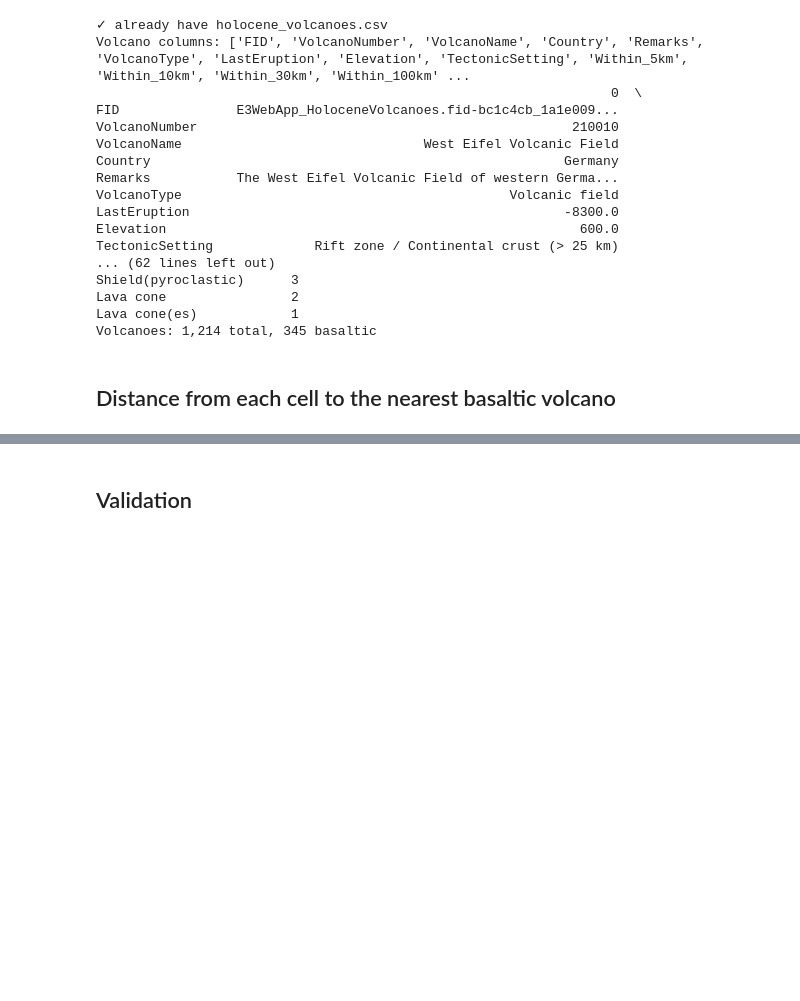
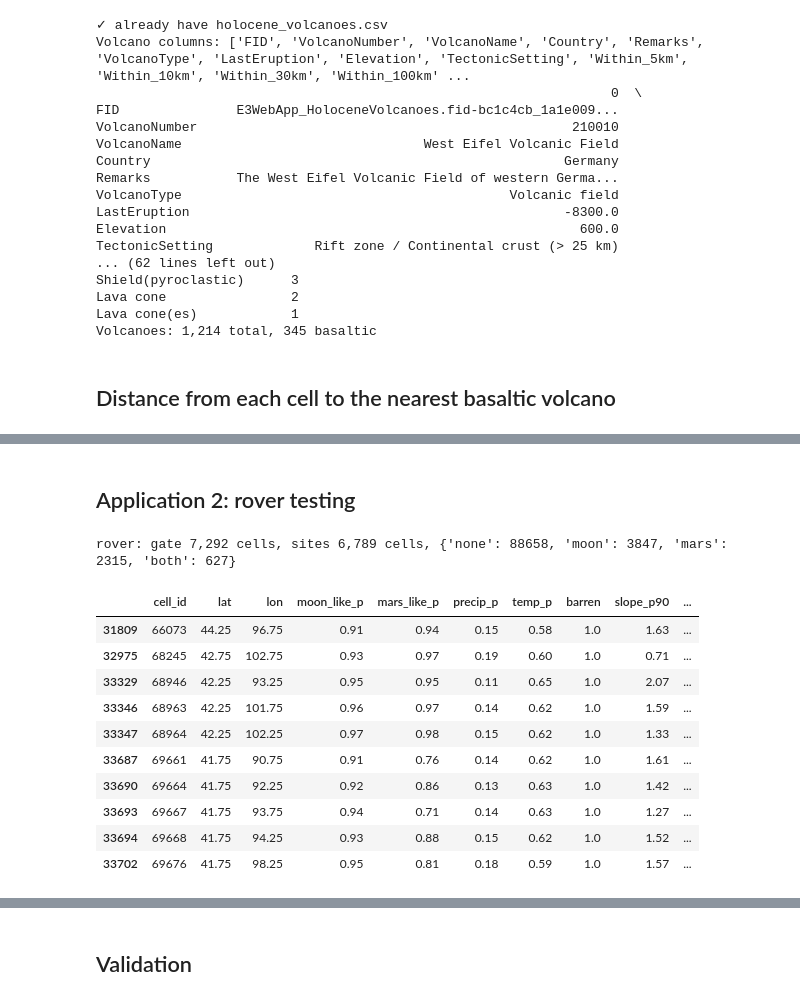
Before and after one commit to KingSherriff/NasaSpaceProject, a Jupyter notebook: notebooks/Scoring.ipynb, the cells around one changed output, grey strips where cells are left out. Cells and saved outputs as stored; diff of their text form; code cells hidden in the pictures; blank space fills up the shorter version.

```diff
--- a/notebooks/Scoring.ipynb
+++ b/notebooks/Scoring.ipynb
@@ -212,3 +253,40 @@ Top 10 cave cells:
 | 44567 | 93315 | 25.25 | 37.75 | 8.90 | 0.19 | 0.83 | 1.00 | 1.00 | ... |
 | 40067 | 83235 | 32.25 | 37.75 | 18.21 | 0.20 | 0.74 | 0.98 | 0.99 | ... |
 | 46041 | 96922 | 22.75 | 41.25 | 14.44 | 0.23 | 0.98 | 1.00 | 0.99 | ... |
+# %% [markdown]
+## Application 2: rover testing
+# %%
+# Gate: land-cover discriminator + mostly bare ground (barren >= 50 %).
+# Hard condition: a rover can drive it -> the cell passes the terrain rules of the discriminator
+# (slope_p90 <= 15°, rough_p10 <= 15 m).
+# Moon / Mars: how close the terrain statistics (slope, roughness, relief, hypsometry) are to the
+# real Moon / Mars DEMs (moon_like / mars_like, as Earth percentiles), plus dryness and bare ground.
+# Mars: stricter dryness (driest 10 % of Earth, double weight) and cooler than the warmest 60 %.
+# Sand (ASTER GED emissivity) is not in yet.
+ROVER_BARREN = 0.50
+rover_gate = landcover_ok & (cells.barren >= ROVER_BARREN)
+rover_site = rover_gate & cells.pass_slope & cells.pass_rough
+
+ROVER = {
+    "moon": {"target":  {"moon_like_p": 0.90,  "precip_p": 0.20,  "barren": 1.0},
+             "weights": {"moon_like_p": 3,     "precip_p": 1,     "barren": 1},
+             "dir":     {"moon_like_p": "min", "precip_p": "max", "barren": "min"}},
+    "mars": {"target":  {"mars_like_p": 0.90,  "precip_p": 0.10,  "barren": 1.0,   "temp_p": 0.40},
+             "weights": {"mars_like_p": 3,     "precip_p": 2,     "barren": 1,     "temp_p": 1},
+             "dir":     {"mars_like_p": "min", "precip_p": "max", "barren": "min", "temp_p": "max"}},
+}
+label_app("rover", ROVER, rover_gate, rover_site)
+top("rover", ["moon_like_p", "mars_like_p", "precip_p", "temp_p", "barren", "slope_p90"])
+# %% [output]
+rover: gate 7,292 cells, sites 6,789 cells, {'none': 88658, 'moon': 3847, 'mars': 2315, 'both': 627}
+|  | cell_id | lat | lon | moon_like_p | mars_like_p | precip_p | temp_p | barren | slope_p90 | ... |
+| 31809 | 66073 | 44.25 | 96.75 | 0.91 | 0.94 | 0.15 | 0.58 | 1.0 | 1.63 | ... |
+| 32975 | 68245 | 42.75 | 102.75 | 0.93 | 0.97 | 0.19 | 0.60 | 1.0 | 0.71 | ... |
+| 33329 | 68946 | 42.25 | 93.25 | 0.95 | 0.95 | 0.11 | 0.65 | 1.0 | 2.07 | ... |
+| 33346 | 68963 | 42.25 | 101.75 | 0.96 | 0.97 | 0.14 | 0.62 | 1.0 | 1.59 | ... |
+| 33347 | 68964 | 42.25 | 102.25 | 0.97 | 0.98 | 0.15 | 0.62 | 1.0 | 1.33 | ... |
+| 33687 | 69661 | 41.75 | 90.75 | 0.91 | 0.76 | 0.14 | 0.62 | 1.0 | 1.61 | ... |
+| 33690 | 69664 | 41.75 | 92.25 | 0.92 | 0.86 | 0.13 | 0.63 | 1.0 | 1.42 | ... |
+| 33693 | 69667 | 41.75 | 93.75 | 0.94 | 0.71 | 0.14 | 0.63 | 1.0 | 1.27 | ... |
+| 33694 | 69668 | 41.75 | 94.25 | 0.93 | 0.88 | 0.15 | 0.62 | 1.0 | 1.52 | ... |
+| 33702 | 69676 | 41.75 | 98.25 | 0.95 | 0.81 | 0.18 | 0.59 | 1.0 | 1.57 | ... |
```
Also changed, not shown: parts of 22 cells of this notebook, 2 other files.
